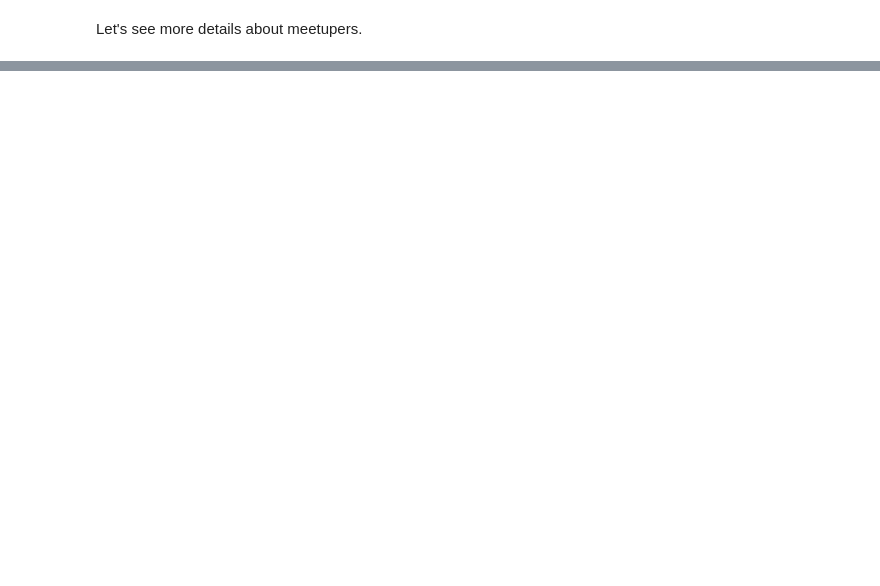
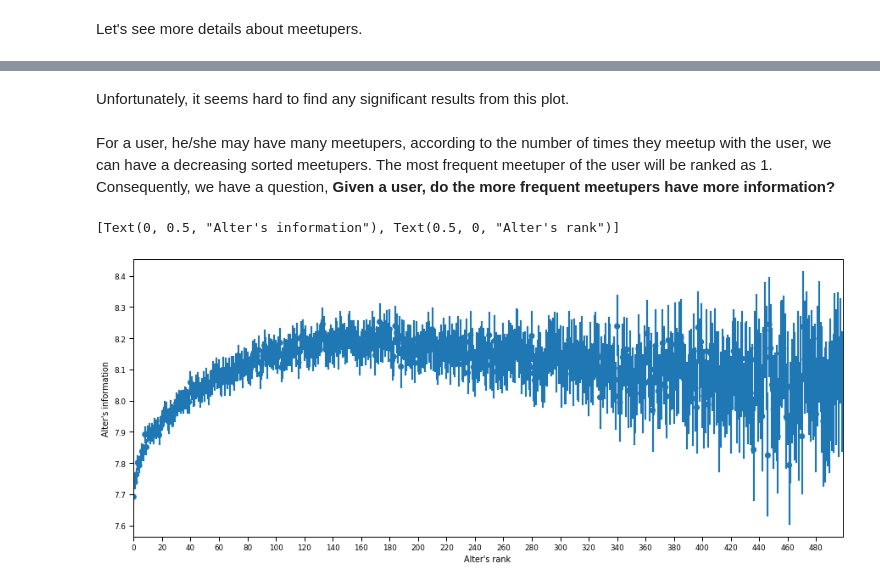
Before and after one commit to Magica-Chen/social-predictability, a Jupyter notebook: MeetupStrategy-Report.ipynb, the cells around one changed output, grey strips where cells are left out. Saved outputs shown, nothing was run; the diff lists cells and outputs as text; code cells hidden in the pictures; blank space fills up the shorter version.

```diff
--- a/MeetupStrategy-Report.ipynb
+++ b/MeetupStrategy-Report.ipynb
@@ -137,0 +228,15 @@ ego_stats = pd.read_csv('results/user-ego-info.csv')
+# %% [markdown]
+Unfortunately, it seems hard to find any significant results from this plot.
+# %% [markdown]
+For a user, he/she may have many meetupers, according to the number of times they meetup with the user, we can have a decreasing sorted meetupers. The most frequent meetuper of the user will be ranked as 1. Consequently, we have a question, **Given a user, do the more frequent meetupers have more information?**
+# %%
+fig, ax = plt.subplots(figsize=(15, 6))
+sns.set_context("paper")
+sns.pointplot(x="Included Rank", y="alter_info", data=FastMeetup.user_stats[FastMeetup.user_stats['Included Rank'] < 500],
+              ci=95, join=False, ax=ax)
+ax.xaxis.set_major_locator(ticker.MultipleLocator(20))
+ax.xaxis.set_major_formatter(ticker.ScalarFormatter())
+ax.set(xlabel='Alter\'s rank', ylabel='Alter\'s information')
+# %% [output]
+[Text(0, 0.5, "Alter's information"), Text(0.5, 0, "Alter's rank")]
+[figure, added]
```
Also changed, not shown: parts of 29 cells of this notebook, 5 other files.
